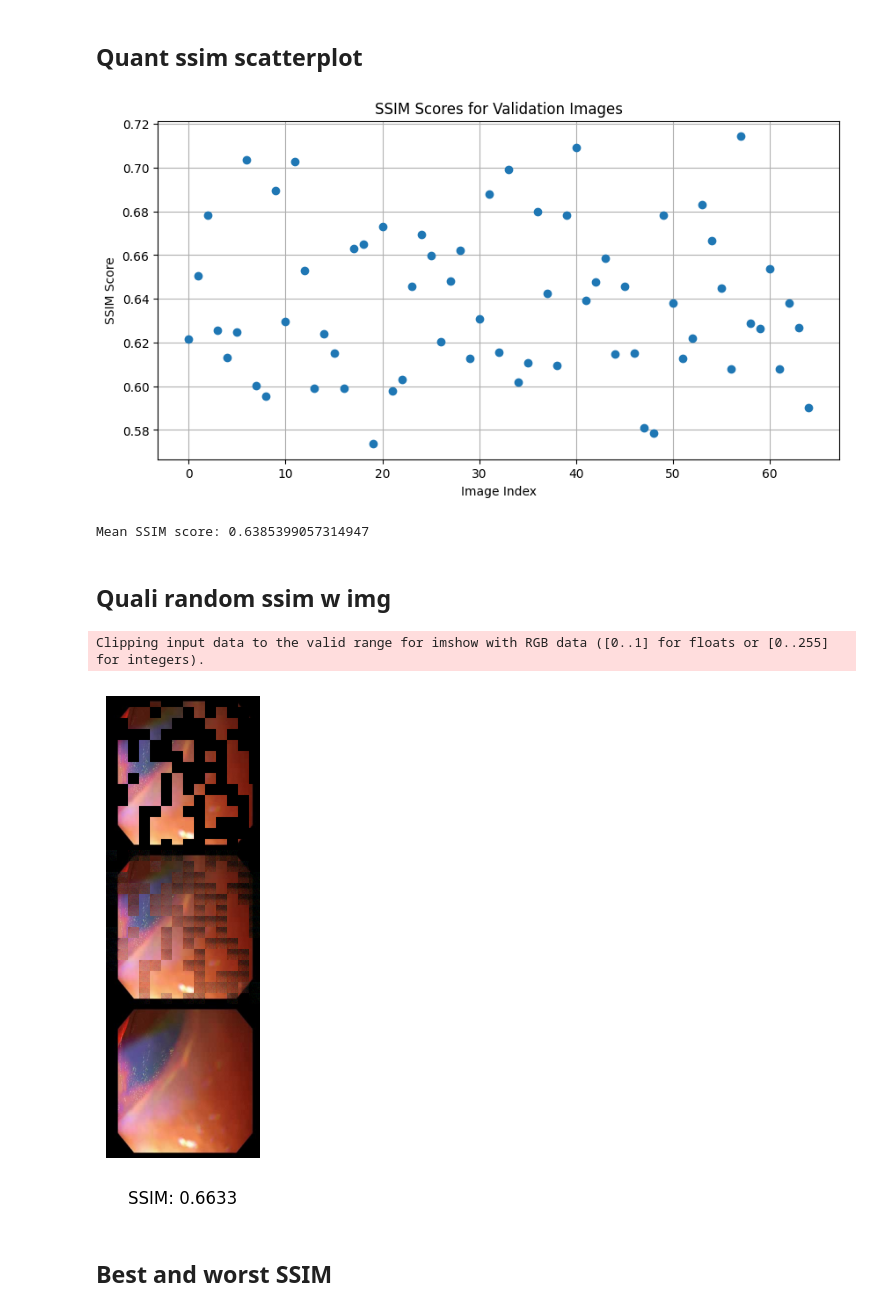
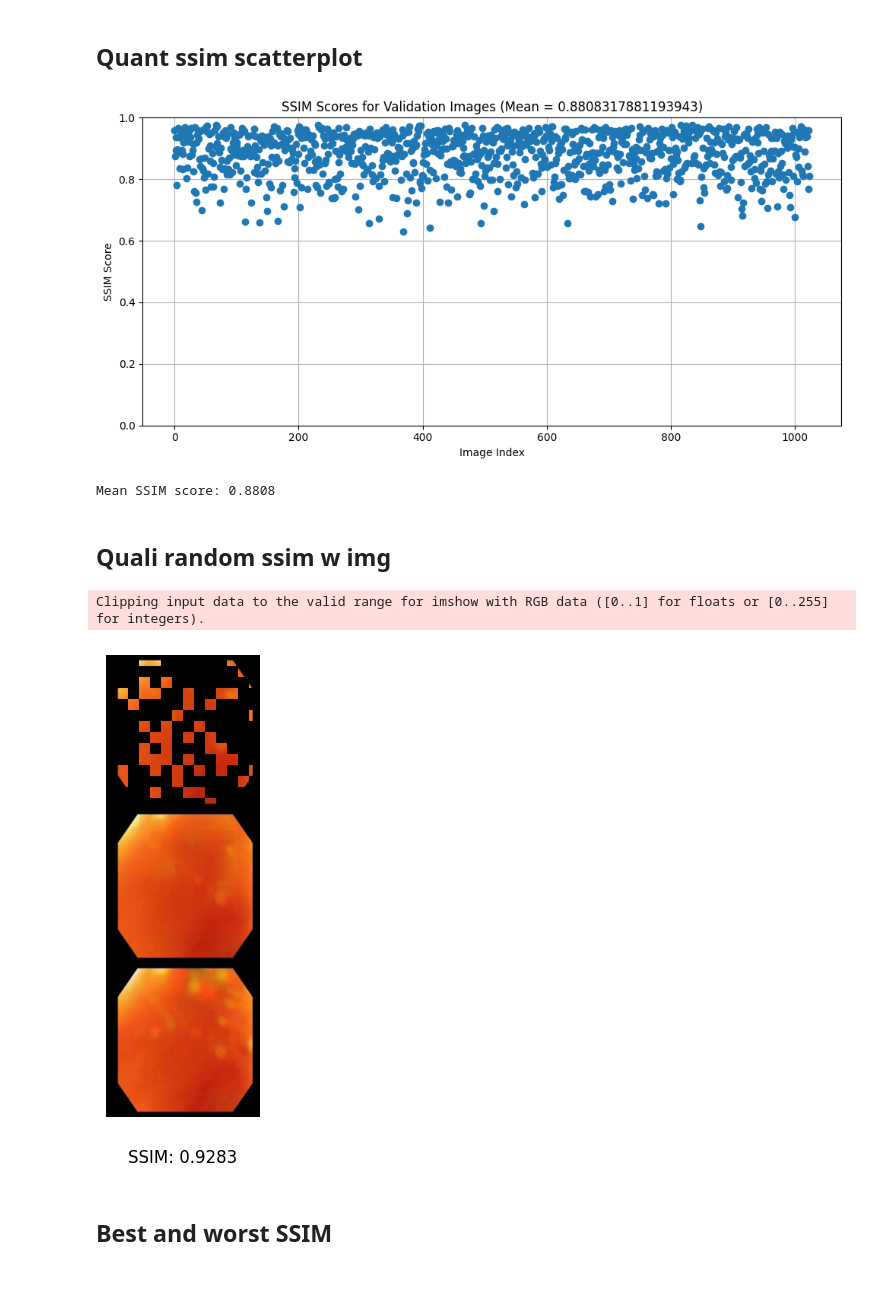
Before and after one commit to alexandermittet/BA, a Jupyter notebook: w_notebook8_SSIM.ipynb, the cells around one changed output. Cells and saved outputs as stored; diff of their text form; code cells hidden in the pictures; blank space fills up the shorter version.

```diff
--- a/w_notebook8_SSIM.ipynb
+++ b/w_notebook8_SSIM.ipynb
@@ -297,9 +293,9 @@ def load_model():
     import torch
     import os
 
-    if os.path.exists(load_prev_model_path):
+    if os.path.exists(mae_load_path):
         # Load the checkpoint
-        checkpoint = torch.load(load_prev_model_path)
+        checkpoint = torch.load(mae_load_path)
 
         # Load the model state dict
         model = MAE_ViT().to(device)
@@ -317,8 +313,8 @@ def load_model():
 
         print(f"Model loaded with loss: {loss}")
     else:
-        model = MAE_ViT().to(device)
-        print("Model checkpoint not found. Init model from scratch.")
+
+        print("Model checkpoint not found.")
     return model, optimizer, loss
 
 if load_prev_model:
@@ -501,7 +497,7 @@ if plot_bwl:
 
     with torch.no_grad(): # Disable gradient calculation to save memory
         for i, (img, label) in enumerate(wbl_bar):
-            # img = img.to(device) # maybe its faster to use cpu for single image losses?
+            img = img.to(device) # maybe its faster to use cpu for single image losses?
             predicted_img, mask = model(img) # Pass the image through the model
             loss = (torch.mean((predicted_img - img) ** 2 * mask) / mask_ratio)
             losses.append(loss.item()) # Store the loss
@@ -567,46 +560,44 @@ def plot_ssim_scores(num_samples):
         k2=0.03,
         return_full_image=False,
         return_contrast_sensitivity=False
-    )
+    ).to(device)
 
     # Sample validation images
     indices = random.sample(range(len(val_dataset)), num_samples)
     val_samples = [val_dataset[i][0] for i in indices]
     val_img = torch.stack(val_samples)
 
     # Move images to the device
     val_img = val_img.to(device)
 
     # Generate predictions
     predicted_val_img, mask = model(val_img)
     predicted_val_img = predicted_val_img * mask + val_img * (1 - mask)
 
     # Calculate SSIM scores for each image
     ssim_scores = []
     for original, predicted in zip(val_img, predicted_val_img):
         score = ssim(predicted.unsqueeze(0), original.unsqueeze(0))
         ssim_scores.append(score.item())
 
     # Convert list of scores to a NumPy array for plotting
     ssim_scores_np = np.array(ssim_scores)
-
+    mean_sc = np.mean(ssim_scores_np)
     # Plot SSIM scores
     plt.figure(figsize=(10, 5))
     plt.plot(ssim_scores_np, marker='o', linestyle='')
-    plt.title('SSIM Scores for Validation Images')
+    plt.title(f'SSIM Scores for Validation Images (Mean = {mean_sc})')
+    plt.ylim(0, 1)
     plt.xlabel('Image Index')
     plt.ylabel('SSIM Score')
     plt.grid(True)
-    plt.savefig(f"plots/worst-best/mae_ssim_scores_val.png")
+    plt.tight_layout()
+    plt.savefig(f"plots/mae_ssim_scores_val.png")
     plt.show()
 
     return ssim_scores_np
 
-scores = plot_ssim_scores(num_samples=len(val_dataset))
-# print(f"SSIM scores: {scores}")
-
-mean_score = np.mean(scores)
-print(f"Mean SSIM score: {mean_score}")
+scores = plot_ssim_scores(num_samples=1024)
 # %% [output]
-[figure, old version]
+[figure, new version]
-Mean SSIM score: 0.6385399057314947
+Mean SSIM score: 0.8808
@@ -645,7 +640,7 @@ def plot_single_image_ssim(index=None):
     # normalized_img_np = (img_np - min_val) / range_val
 
     # Calculate SSIM score
-    ssim = StructuralSimilarityIndexMeasure(data_range=1.0)
+    ssim = StructuralSimilarityIndexMeasure(data_range=1.0).to(device)
     score = ssim(val_img, predicted_val_img).item()
 
     # Plot the images
@@ -660,10 +655,11 @@ def plot_single_image_ssim(index=None):
     plt.show()
 
 if ssim:
+    model = model.to(device)
     plot_single_image_ssim()
 # %% [output]
 Clipping input data to the valid range for imshow with RGB data ([0..1] for floats or [0..255] for integers).
-[figure, old version]
+[figure, new version]
 # %% [markdown]
 ## Best and worst SSIM
 # %%
```
Also changed, not shown: parts of 11 cells of this notebook.
